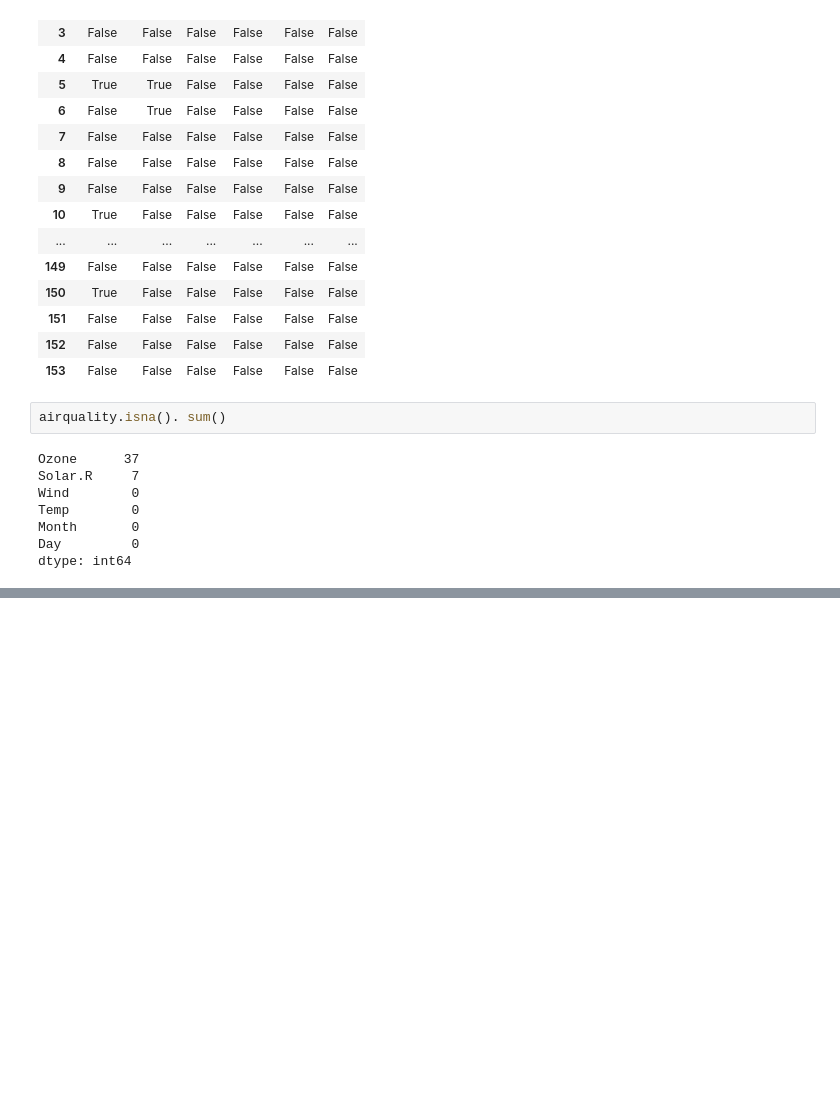
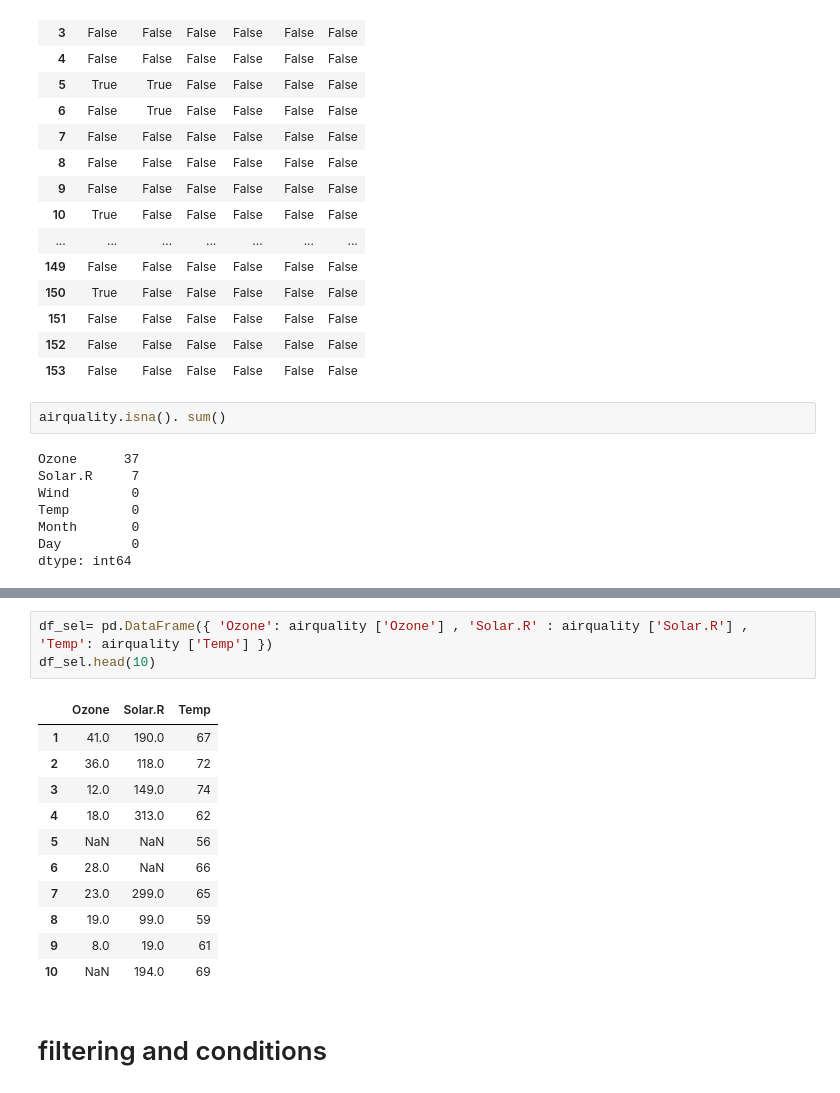
Before and after one commit to djedjigair/piit, a Jupyter notebook: assign/assign3.ipynb, the cells around one changed output, grey strips where cells are left out. Drawn from its saved outputs; the diff is of its cells as text; blank space fills up the shorter version.

```diff
--- a/assign/assign3.ipynb
+++ b/assign/assign3.ipynb
@@ -177,0 +250,17 @@ airquality.copy()
+# %%
+df_sel= pd.DataFrame({ 'Ozone': airquality ['Ozone'] , 'Solar.R' : airquality ['Solar.R'] , 'Temp': airquality ['Temp'] })
+df_sel.head(10)
+# %% [output]
+|  | Ozone | Solar.R | Temp |
+| 1 | 41.0 | 190.0 | 67 |
+| 2 | 36.0 | 118.0 | 72 |
+| 3 | 12.0 | 149.0 | 74 |
+| 4 | 18.0 | 313.0 | 62 |
+| 5 | NaN | NaN | 56 |
+| 6 | 28.0 | NaN | 66 |
+| 7 | 23.0 | 299.0 | 65 |
+| 8 | 19.0 | 99.0 | 59 |
+| 9 | 8.0 | 19.0 | 61 |
+| 10 | NaN | 194.0 | 69 |
+# %% [markdown]
+# filtering and conditions
```
Also changed, not shown: parts of 15 cells of this notebook.
